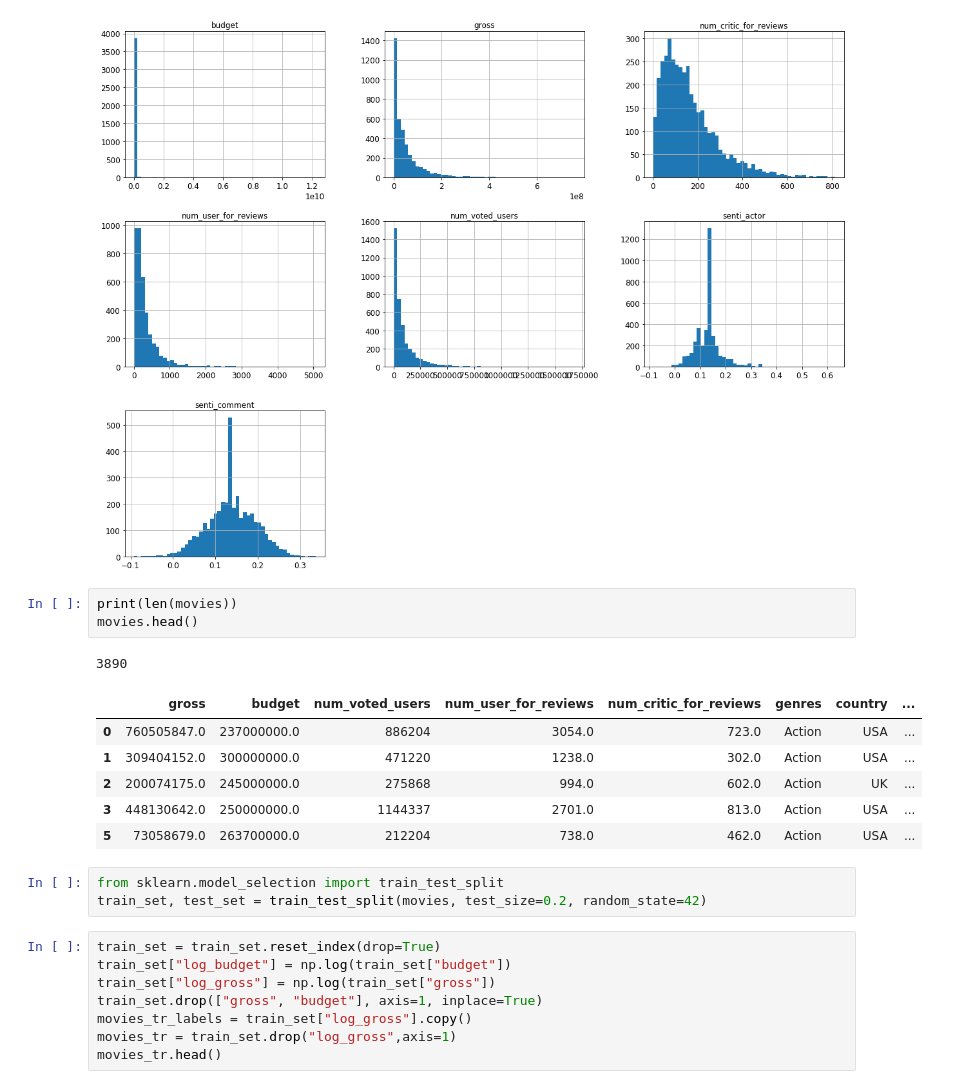
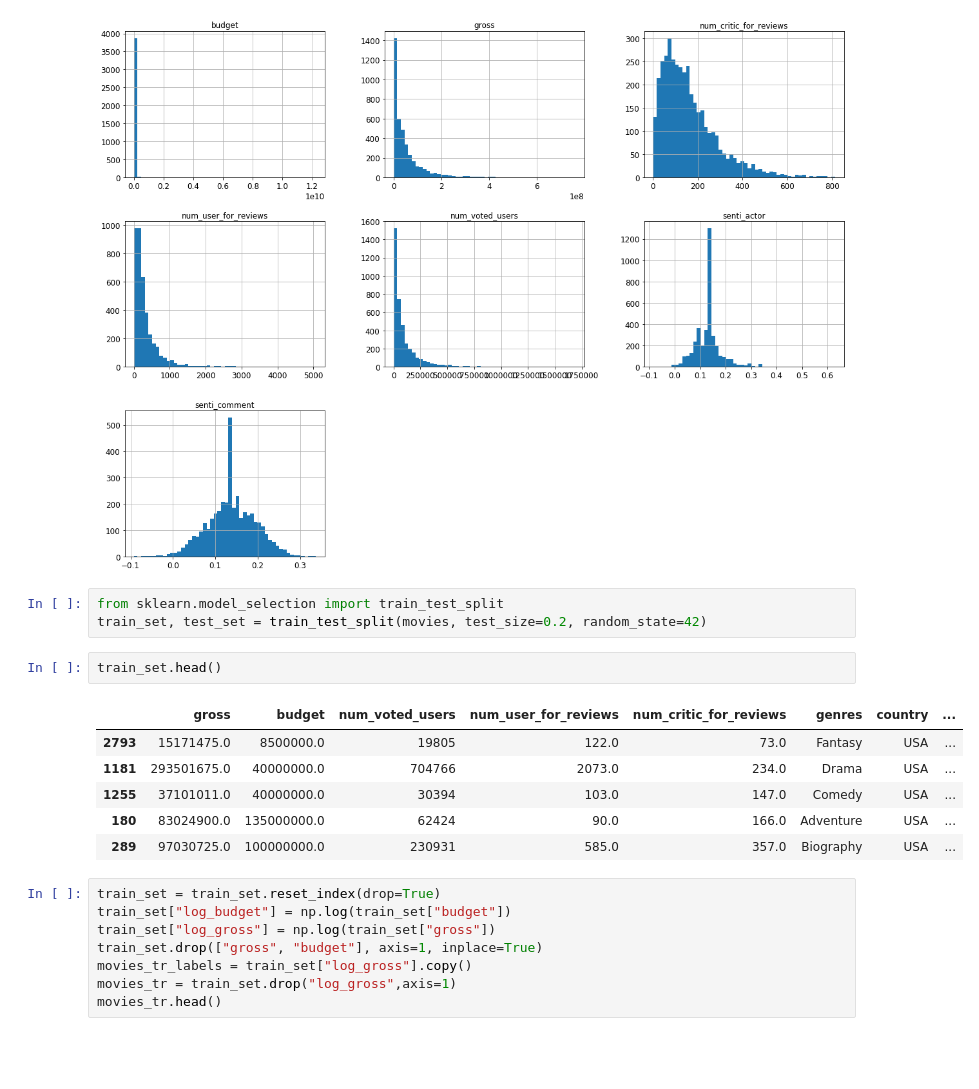
Before and after one commit to ZavierLyu/box-office-predictor, a Jupyter notebook: train/box-office-predictor.ipynb, the cells around one changed output. Saved outputs shown, nothing was run; the diff lists cells and outputs as text; blank space fills up the shorter version.

```diff
--- a/train/box-office-predictor.ipynb
+++ b/train/box-office-predictor.ipynb
@@ -99,20 +99,18 @@ A value is trying to be set on a copy of a slice from a DataFrame
 
 See the caveats in the documentation: http://pandas.pydata.org/pandas-docs/stable/user_guide/indexing.html#returning-a-view-versus-a-copy
 [figure]
-# %%
-print(len(movies))
-movies.head()
-# %% [output]
-3890
-|  | gross | budget | num_voted_users | num_user_for_reviews | num_critic_for_reviews | genres | country | ... |
-| 0 | 760505847.0 | 237000000.0 | 886204 | 3054.0 | 723.0 | Action | USA | ... |
-| 1 | 309404152.0 | 300000000.0 | 471220 | 1238.0 | 302.0 | Action | USA | ... |
-| 2 | 200074175.0 | 245000000.0 | 275868 | 994.0 | 602.0 | Action | UK | ... |
-| 3 | 448130642.0 | 250000000.0 | 1144337 | 2701.0 | 813.0 | Action | USA | ... |
-| 5 | 73058679.0 | 263700000.0 | 212204 | 738.0 | 462.0 | Action | USA | ... |
 # %%
 from sklearn.model_selection import train_test_split
 train_set, test_set = train_test_split(movies, test_size=0.2, random_state=42)
+# %%
+train_set.head()
+# %% [output]
+|  | gross | budget | num_voted_users | num_user_for_reviews | num_critic_for_reviews | genres | country | ... |
+| 2793 | 15171475.0 | 8500000.0 | 19805 | 122.0 | 73.0 | Fantasy | USA | ... |
+| 1181 | 293501675.0 | 40000000.0 | 704766 | 2073.0 | 234.0 | Drama | USA | ... |
+| 1255 | 37101011.0 | 40000000.0 | 30394 | 103.0 | 147.0 | Comedy | USA | ... |
+| 180 | 83024900.0 | 135000000.0 | 62424 | 90.0 | 166.0 | Adventure | USA | ... |
+| 289 | 97030725.0 | 100000000.0 | 230931 | 585.0 | 357.0 | Biography | USA | ... |
 # %%
 train_set = train_set.reset_index(drop=True)
 train_set["log_budget"] = np.log(train_set["budget"])
```
Also changed, not shown: parts of 23 cells of this notebook, 2 other files.
